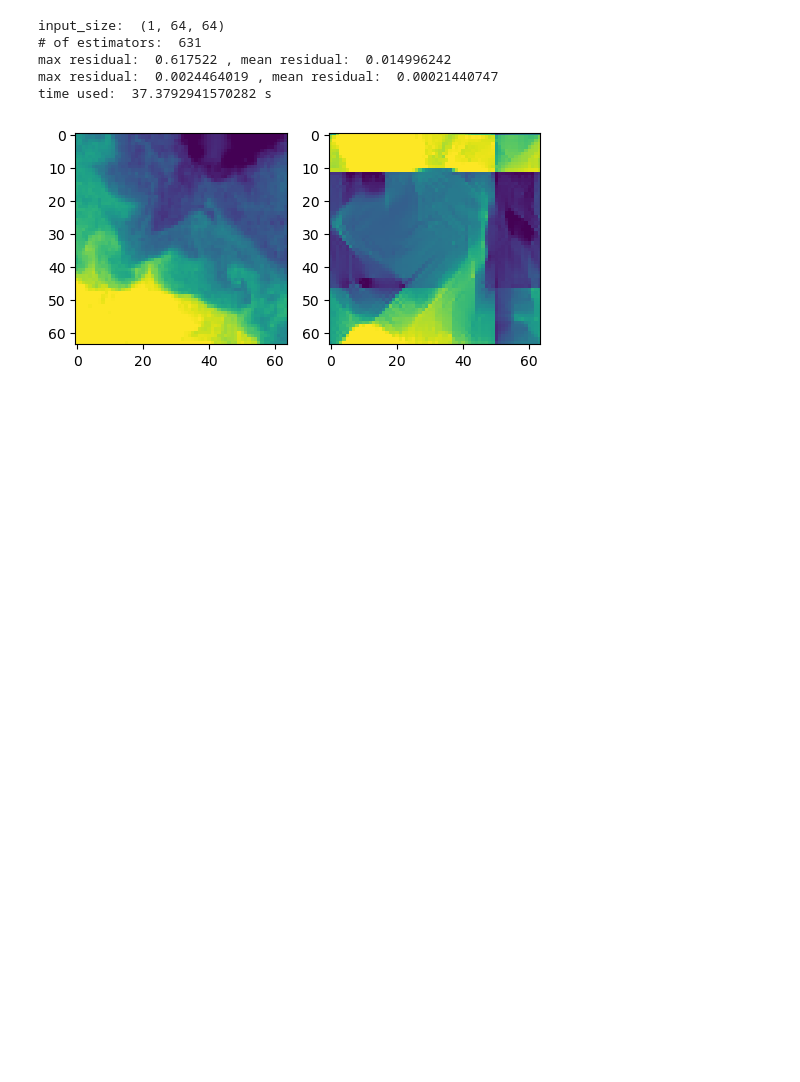
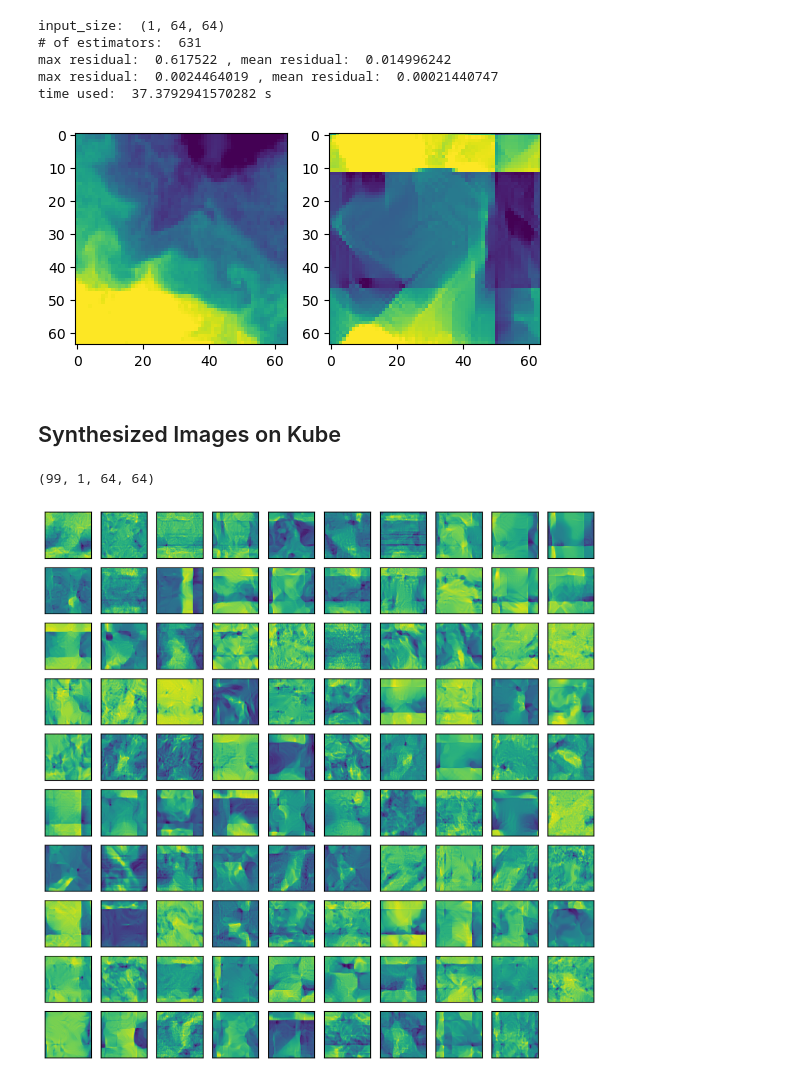
Before and after one commit to profxj/scattering_transform, a Jupyter notebook: scattering_modis_test.ipynb, the cells around one changed output. Saved outputs shown, nothing was run; the diff lists cells and outputs as text; code cells hidden in the pictures; blank space fills up the shorter version.

Commit message:
show synthesized images on kube.

```diff
--- a/scattering_modis_test.ipynb
+++ b/scattering_modis_test.ipynb
@@ -313,3 +313,13 @@ max residual:  0.617522 , mean residual:  0.014996242
 max residual:  0.0024464019 , mean residual:  0.00021440747
 time used:  37.3792941570282 s
 [figure]
+# %% [markdown]
+## Synthesized Images on Kube
+# %%
+feature_path = './data/modis_data/modis_image_syn_scattering_test.h5'
+# %%
+features = h5py.File(feature_path, 'r')['scattering_test']
+# %%
+features.shape
+# %% [output]
+(99, 1, 64, 64)
@@ -315,0 +328,9 @@ time used:  37.3792941570282 s
+# %%
+plt.figure(figsize=(10,10), dpi=200)
+for i in range(99):
+    plt.subplot(10, 10, i+1)
+    plt.imshow(features[i].squeeze()) #vmin=min_features, vmax=max_features)
+    plt.xticks([]); plt.yticks([]);
+plt.show()
+# %% [output]
+[figure, added]
```
Also changed, not shown: parts of 2 cells of this notebook.
